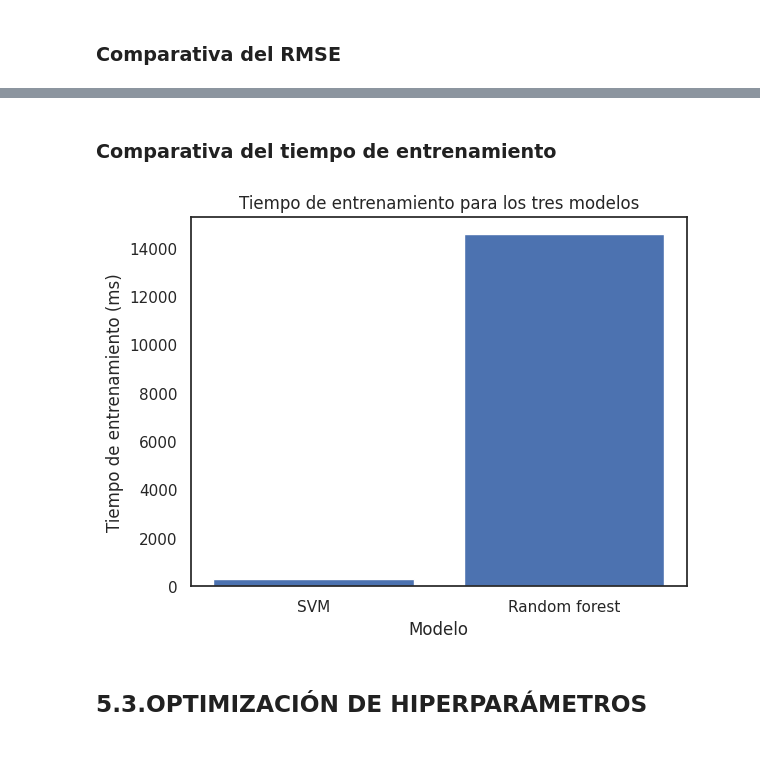
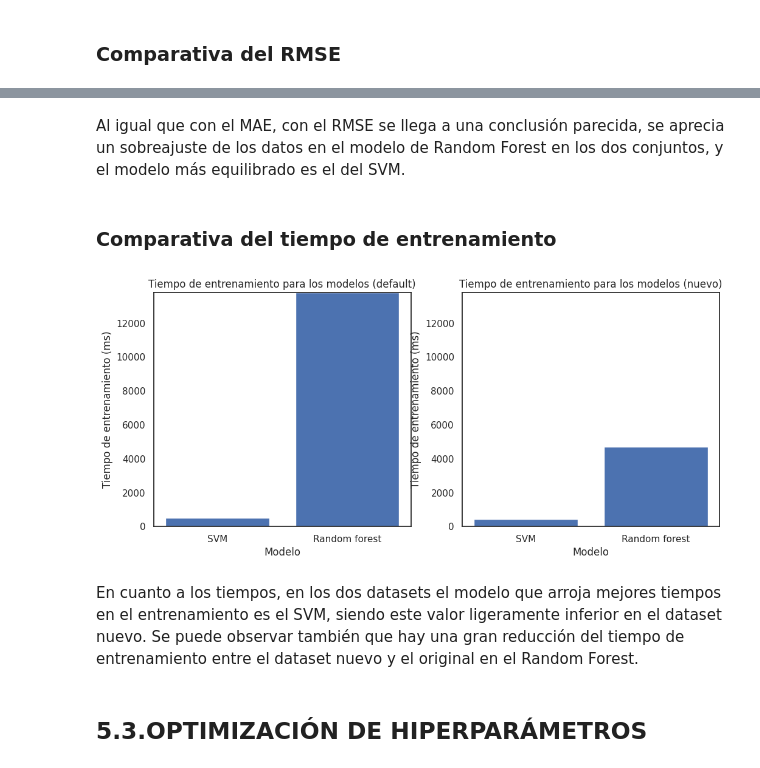
Before and after one commit to navas017/Grupo40-Practica1, a Jupyter notebook: Practica1.ipynb, the cells around one changed output, grey strips where cells are left out. Saved outputs shown, nothing was run; the diff lists cells and outputs as text; code cells hidden in the pictures.

```diff
--- a/Practica1.ipynb
+++ b/Practica1.ipynb
@@ -947,4 +1224,5 @@ rf_rmse_train = np.sqrt(mean_squared_error(Y_train_train_norm, y_pred_train))
 # %%
+# ********** DATASET DEFAULT **********
 # Crear un diccionario con los valores de MAE, RMSE y tiempo de ejecución de cada modelo
 data = {'SVM': [svm_mae_train, svm_mae_val, svm_rmse_train, svm_rmse_val, svm_training_time],
         'Random forest': [rf_mae_train, rf_mae_val, rf_rmse_train, rf_rmse_val, rf_training_time]}
@@ -952,6 +1230,17 @@ data = {'SVM': [svm_mae_train, svm_mae_val, svm_rmse_train, svm_rmse_val, svm_tr
 # Crear un DataFrame de pandas con los valores del diccionario y especificar las etiquetas de filas y columnas
 df = pd.DataFrame(data, index=['MAE train', 'MAE val', 'RMSE train', 'RMSE val', 'Tiempo de entrenamiento (ms)'])
 
-# Imprimir el DataFrame
-df
+
+# ********** DATASET NUEVO **********
+new_data = {'SVM': [new_svm_mae_train, new_svm_mae_val, new_svm_rmse_train, new_svm_rmse_val, new_svm_training_time],
+        'Random forest': [new_rf_mae_train, new_rf_mae_val, new_rf_rmse_train, new_rf_rmse_val, new_rf_training_time]}
+
+new_df = pd.DataFrame(new_data, index=['MAE train', 'MAE val', 'RMSE train', 'RMSE val', 'Tiempo de entrenamiento (ms)'])
+
+print("Tabla dataset default")
+display(df)
+
+print("\n")
+print("Tabla dataset nuevo")
+display(new_df)
 # %% [output]
@@ -1048,20 +1375,43 @@ plt.show()
+# %% [markdown]
+Al igual que con el MAE, con el RMSE se llega a una conclusión parecida, se aprecia un sobreajuste de los datos en el modelo de Random Forest en los dos conjuntos, y el modelo más equilibrado es el del SVM.
 # %% [markdown]
 ### Comparativa del tiempo de entrenamiento
 # %%
+# Obtener el valor máximo de tiempo de entrenamiento entre ambos dataframes
+max_time = max(df.loc['Tiempo de entrenamiento (ms)'].max(), new_df.loc['Tiempo de entrenamiento (ms)'].max())
+
+# Gráfico DEFAULT
 # Obtener los valores de tiempo de entrenamiento para cada modelo
 time_values = df.loc['Tiempo de entrenamiento (ms)']
 
 # Crear un gráfico de barras
-fig, ax = plt.subplots()
-ax.bar(time_values.index, time_values.values)
+fig, axs = plt.subplots(1, 2, figsize=(12, 5))
+axs[0].bar(time_values.index, time_values.values)
 
 # Personalizar el gráfico
-ax.set_title('Tiempo de entrenamiento para los tres modelos')
-ax.set_xlabel('Modelo')
-ax.set_ylabel('Tiempo de entrenamiento (ms)')
+axs[0].set_title('Tiempo de entrenamiento para los modelos (default)')
+axs[0].set_xlabel('Modelo')
+axs[0].set_ylabel('Tiempo de entrenamiento (ms)')
+axs[0].set_ylim([0, max_time])
+
+# Gráfico NUEVO
+# Obtener los valores de tiempo de entrenamiento para cada modelo
+new_time_values = new_df.loc['Tiempo de entrenamiento (ms)']
+
+# Crear un gráfico de barras
+axs[1].bar(new_time_values.index, new_time_values.values)
+
+# Personalizar el gráfico
+axs[1].set_title('Tiempo de entrenamiento para los modelos (nuevo)')
+axs[1].set_xlabel('Modelo')
+axs[1].set_ylabel('Tiempo de entrenamiento (ms)')
+axs[1].set_ylim([0, max_time])
+
 plt.show()
 # %% [output]
-[figure, old version]
+[figure, new version]
+# %% [markdown]
+En cuanto a los tiempos, en los dos datasets el modelo que arroja mejores tiempos en el entrenamiento es el SVM, siendo este valor ligeramente inferior en el dataset nuevo. Se puede observar también que hay una gran reducción del tiempo de entrenamiento entre el dataset nuevo y el original en el Random Forest.
 # %% [markdown]
 ## **5.3.OPTIMIZACIÓN DE HIPERPARÁMETROS**
 # %% [markdown]
```
Also changed, not shown: parts of 38 cells of this notebook.
